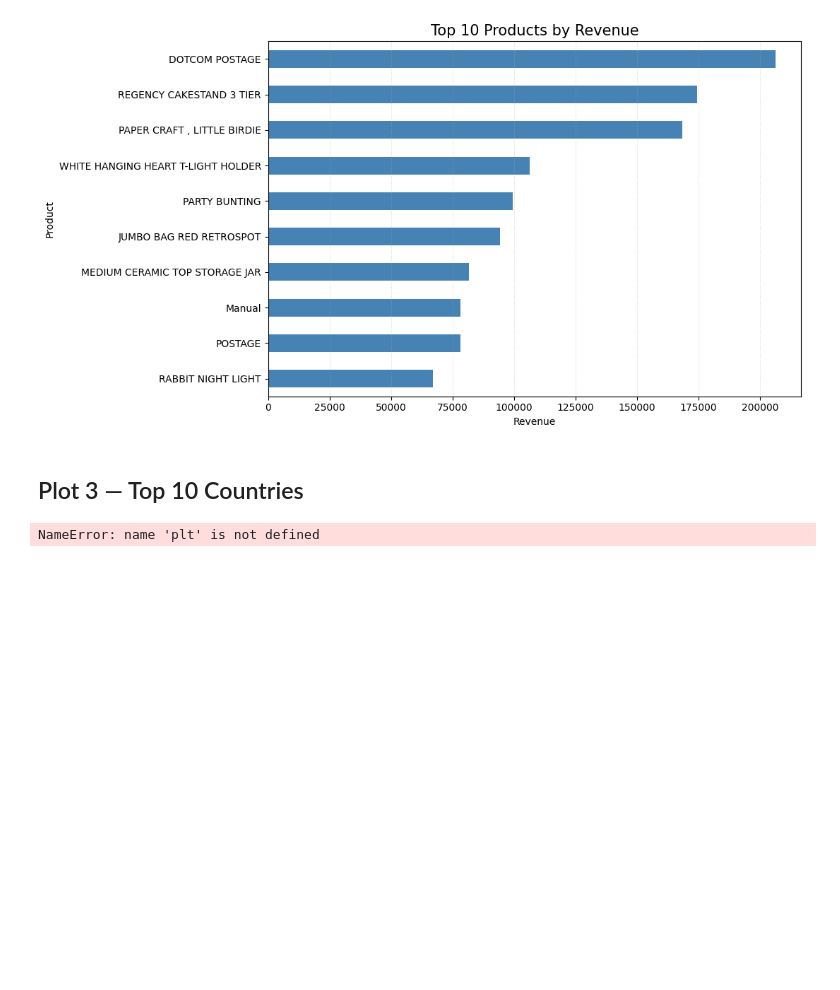
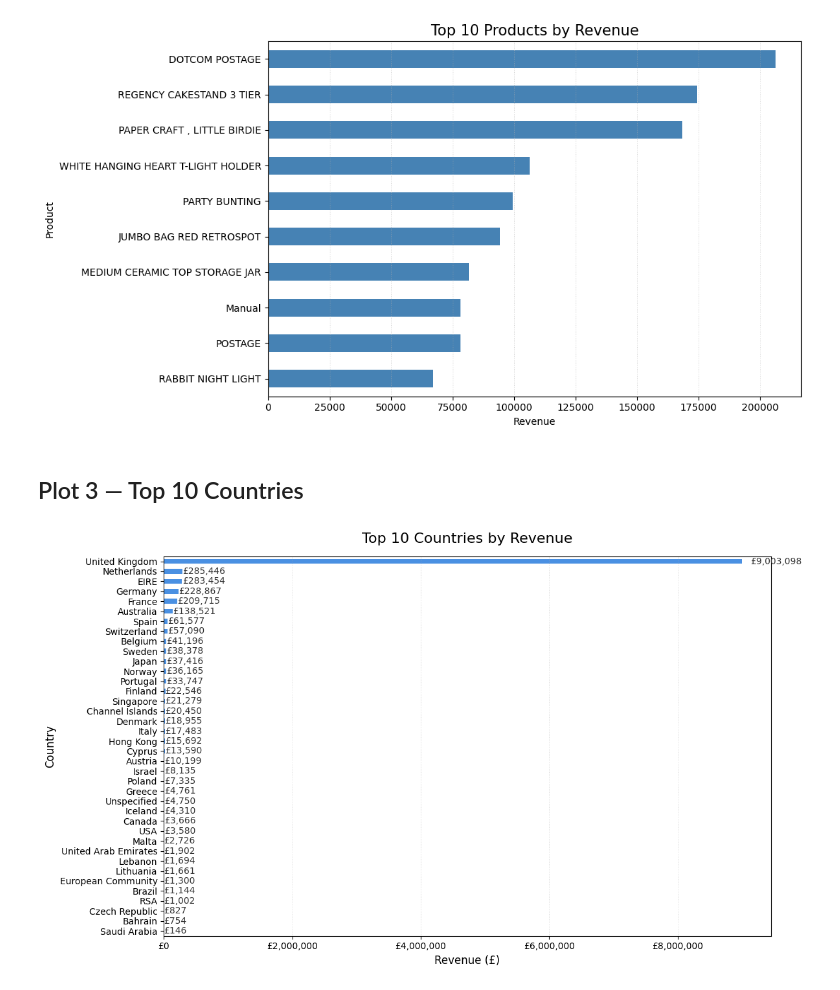
Before and after one commit to KNHNF/retail-sales-kpi-analysis, a Jupyter notebook: notebooks/sales_analysis.ipynb, the cells around one changed output. Drawn from its saved outputs; the diff is of its cells as text; code cells hidden in the pictures; blank space fills up the shorter version.

```diff
--- a/notebooks/sales_analysis.ipynb
+++ b/notebooks/sales_analysis.ipynb
@@ -59,23 +61,48 @@ plt.show()
 [figure]
 # %% [markdown]
 ## Plot 3 — Top 10 Countries
-# %%
-plt.figure(figsize=(11, 6))
-
-top_10_countries.sort_values().plot(
-    kind="barh",
-    color="steelblue",   # natural, readable colour name
-)
-
-plt.title("Top 10 Countries by Revenue", fontsize=15)
-plt.xlabel("Revenue")
-plt.ylabel("Country")
-
-# Light, subtle grid for readability
-plt.grid(axis="x", linestyle=":", linewidth=0.7, alpha=0.5)
-
-plt.tight_layout()
-plt.savefig("../outputs/top_10_countries.png", dpi=200)
-plt.show()
-# %% [output]
-NameError: name 'plt' is not defined
+# %%
+import matplotlib.pyplot as plt
+import matplotlib.ticker as ticker
+
+# Sort values for clean bottom-to-top ordering
+data = top_10_countries.sort_values()
+
+plt.figure(figsize=(12, 7))
+
+ax = data.plot(
+    kind="barh",
+    color="#4A90E2",        # softer, modern blue
+    edgecolor="none"
+)
+
+plt.title("Top 10 Countries by Revenue", fontsize=16, pad=15)
+plt.xlabel("Revenue (£)", fontsize=12)
+plt.ylabel("Country", fontsize=12)
+
+# Light grid for readability
+plt.grid(axis="x", linestyle=":", linewidth=0.7, alpha=0.5)
+
+# Format x-axis ticks as £ with commas
+ax.xaxis.set_major_formatter(ticker.StrMethodFormatter("£{x:,.0f}"))
+
+# Add value labels to the right of each bar
+for i, v in enumerate(data):
+    ax.text(
+        v + (v * 0.015),     # small offset to the right
+        i,
+        f"£{v:,.0f}",
+        va="center",
+        ha="left",
+        fontsize=10,
+        color="#333333"
+    )
+
+# Reduce bar thickness for a cleaner look
+ax.bar_label(ax.containers[0], labels=[""] * len(data))  # ensures spacing is correct
+
+plt.tight_layout()
+plt.savefig("../outputs/top_10_countries.png", dpi=200)
+plt.show()
+# %% [output]
+[figure, added]
```
Also changed, not shown: parts of 2 cells of this notebook, 3 other files.
